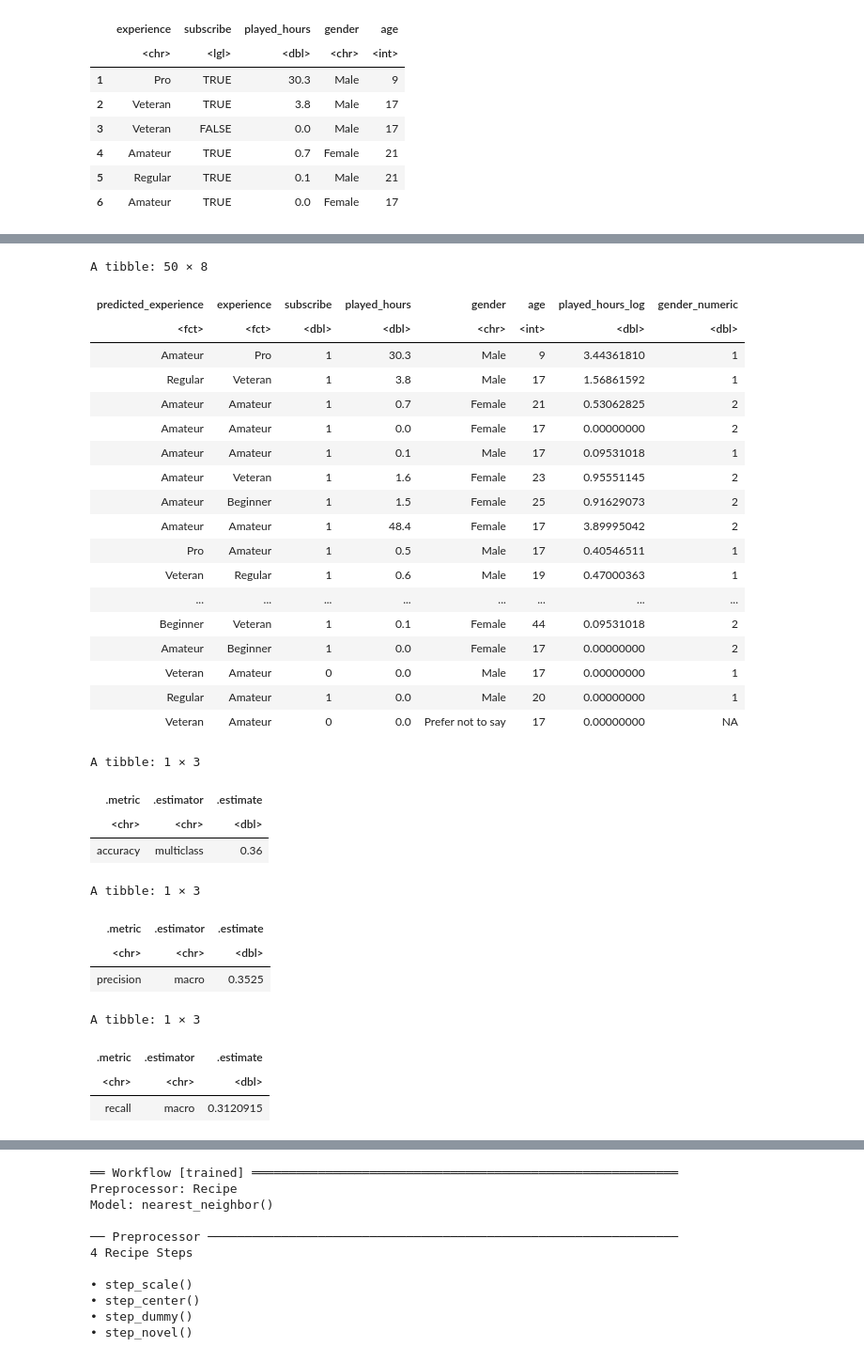
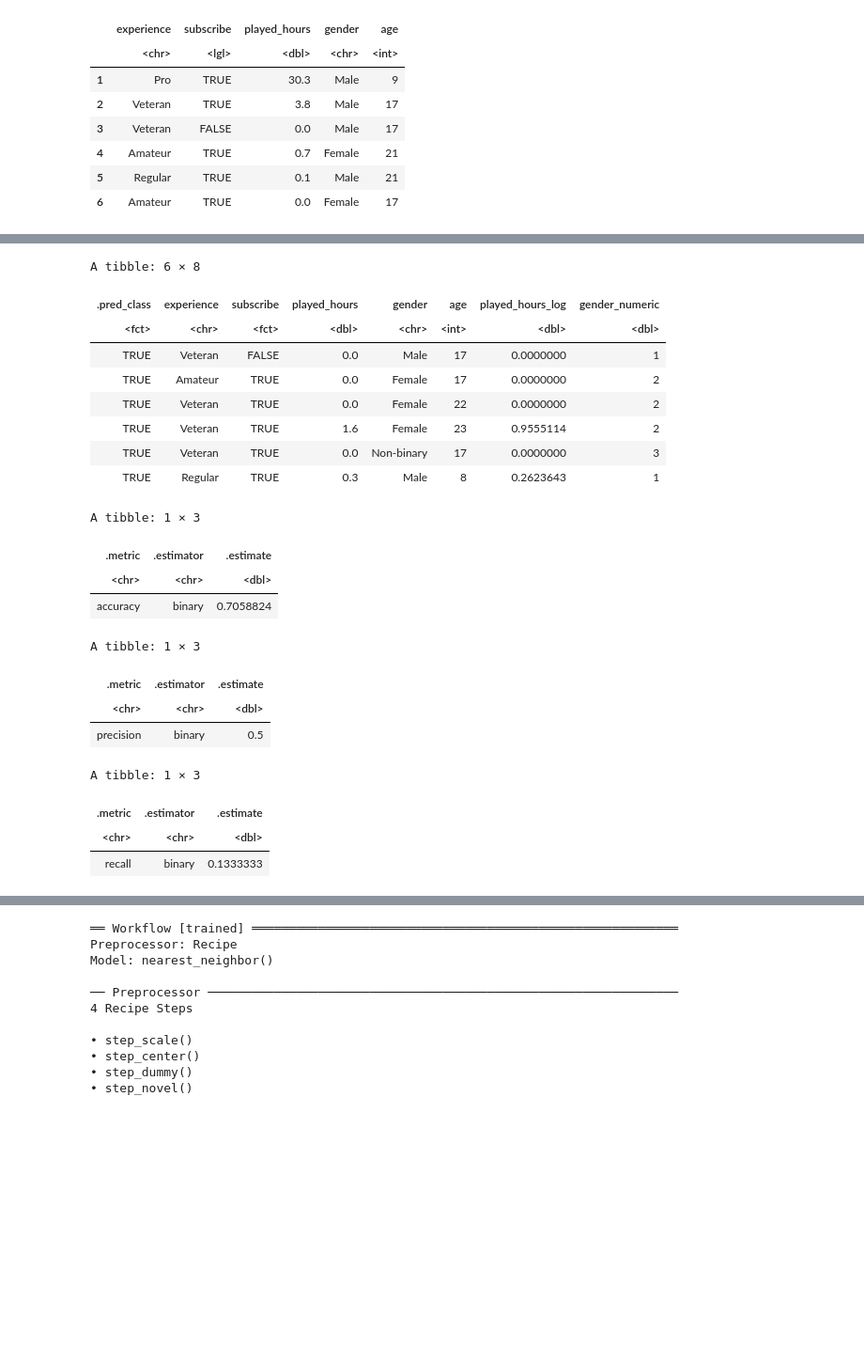
Before and after one commit to Jaden51/dsci-100-project-008-30, a Jupyter notebook: project.ipynb, the cells around one changed output, grey strips where cells are left out. Shown at 94% size. Drawn from its saved outputs; the diff is of its cells as text; code cells hidden in the pictures; blank space fills up the shorter version.

```diff
--- a/project.ipynb
+++ b/project.ipynb
@@ -207,6 +196,0 @@ ggplot(players_final_count, aes(x = age, y = played_hours, color = experience))
-# %%
-players_final_transformed <- players_final |>
-  mutate(played_hours_log = log(played_hours + 1)) |>
-pivot_wider(names_from = gender, values_from = gender,
-              values_fn = length, values_fill = list(gender = 0))
-players_final_transformed
@@ -233,9 +196,0 @@ A tibble: 140 × 12
-# %%
-players_final_transformed <- players_final |>
-  mutate(played_hours_log = log(played_hours + 1),
-         gender_numeric = case_when(
-           gender == "Male" ~ 1,
-           gender == "Female" ~ 2,
-           gender == "Non-binary" ~ 3,
-           TRUE ~ NA_real_))
-players_final_transformed
@@ -285,5 +227,5 @@ A tibble: 5 × 3
 # %%
-players_recipe <- recipe(experience ~ age + played_hours_log + subscribe + gender, data = players_train) |>
+players_recipe <- recipe(subscribe ~ age + played_hours_log + subscribe + gender + experience, data = players_train) |>
   step_scale(all_numeric_predictors()) |>
   step_center(all_numeric_predictors()) |>
   step_dummy(all_nominal_predictors()) |>
@@ -324,55 +260,44 @@ Best k: 5
 # %%
 validation_predicted <- predict(knn_fit, players_test) |>
-  bind_cols(players_test) |>
-  rename(predicted_experience = .pred_class)
-validation_predicted
+  bind_cols(players_test)
+head(validation_predicted)
 # %% [output]
-A tibble: 50 × 8
+A tibble: 6 × 8
-| predicted_experience | experience | subscribe | played_hours | gender | age | played_hours_log | gender_numeric |
-| <fct> | <fct> | <dbl> | <dbl> | <chr> | <int> | <dbl> | <dbl> |
-| Amateur | Pro | 1 | 30.3 | Male | 9 | 3.44361810 | 1 |
-| Regular | Veteran | 1 | 3.8 | Male | 17 | 1.56861592 | 1 |
-| Amateur | Amateur | 1 | 0.7 | Female | 21 | 0.53062825 | 2 |
-| Amateur | Amateur | 1 | 0.0 | Female | 17 | 0.00000000 | 2 |
-| Amateur | Amateur | 1 | 0.1 | Male | 17 | 0.09531018 | 1 |
-| Amateur | Veteran | 1 | 1.6 | Female | 23 | 0.95551145 | 2 |
-| Amateur | Beginner | 1 | 1.5 | Female | 25 | 0.91629073 | 2 |
-| Amateur | Amateur | 1 | 48.4 | Female | 17 | 3.89995042 | 2 |
-| Pro | Amateur | 1 | 0.5 | Male | 17 | 0.40546511 | 1 |
-| Veteran | Regular | 1 | 0.6 | Male | 19 | 0.47000363 | 1 |
-| ... | ... | ... | ... | ... | ... | ... | ... |
-| Beginner | Veteran | 1 | 0.1 | Female | 44 | 0.09531018 | 2 |
-| Amateur | Beginner | 1 | 0.0 | Female | 17 | 0.00000000 | 2 |
-| Veteran | Amateur | 0 | 0.0 | Male | 17 | 0.00000000 | 1 |
-| Regular | Amateur | 1 | 0.0 | Male | 20 | 0.00000000 | 1 |
-| Veteran | Amateur | 0 | 0.0 | Prefer not to say | 17 | 0.00000000 | NA |
+| .pred_class | experience | subscribe | played_hours | gender | age | played_hours_log | gender_numeric |
+| <fct> | <chr> | <fct> | <dbl> | <chr> | <int> | <dbl> | <dbl> |
+| TRUE | Veteran | FALSE | 0.0 | Male | 17 | 0.0000000 | 1 |
+| TRUE | Amateur | TRUE | 0.0 | Female | 17 | 0.0000000 | 2 |
+| TRUE | Veteran | TRUE | 0.0 | Female | 22 | 0.0000000 | 2 |
+| TRUE | Veteran | TRUE | 1.6 | Female | 23 | 0.9555114 | 2 |
+| TRUE | Veteran | TRUE | 0.0 | Non-binary | 17 | 0.0000000 | 3 |
+| TRUE | Regular | TRUE | 0.3 | Male | 8 | 0.2623643 | 1 |
 # %%
 accuracy_result <- validation_predicted |>
-  accuracy(truth = experience, estimate = predicted_experience) |>
+  accuracy(truth = subscribe, estimate = .pred_class) |>
   filter(.metric == "accuracy")
 accuracy_result
 # %% [output]
 A tibble: 1 × 3
 | .metric | .estimator | .estimate |
 | <chr> | <chr> | <dbl> |
-| accuracy | multiclass | 0.36 |
+| accuracy | binary | 0.7058824 |
 # %%
 precision_result <- validation_predicted |>
-  precision(truth = experience, estimate = predicted_experience)
+  precision(truth = subscribe, estimate = .pred_class)
 precision_result
 # %% [output]
 A tibble: 1 × 3
 | .metric | .estimator | .estimate |
 | <chr> | <chr> | <dbl> |
-| precision | macro | 0.3525 |
+| precision | binary | 0.5 |
 # %%
 recall_result <- validation_predicted |>
-  recall(truth = experience, estimate = predicted_experience)
+  recall(truth = subscribe, estimate = .pred_class)
 recall_result
 # %% [output]
 A tibble: 1 × 3
 | .metric | .estimator | .estimate |
 | <chr> | <chr> | <dbl> |
-| recall | macro | 0.3120915 |
+| recall | binary | 0.1333333 |
 # %%
 confusion_matrix_result <- validation_predicted |>
```
Also changed, not shown: parts of 13 cells of this notebook.
